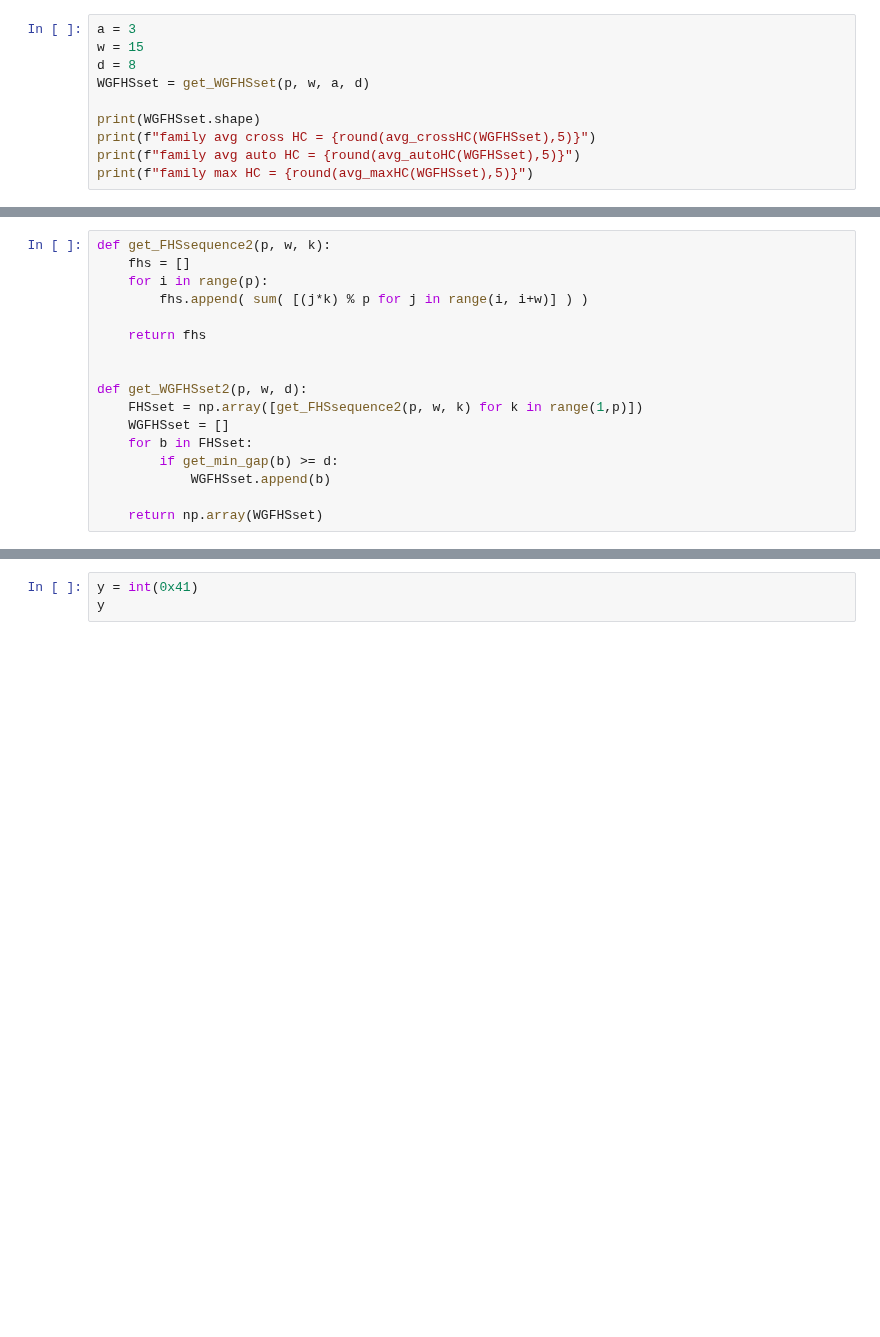
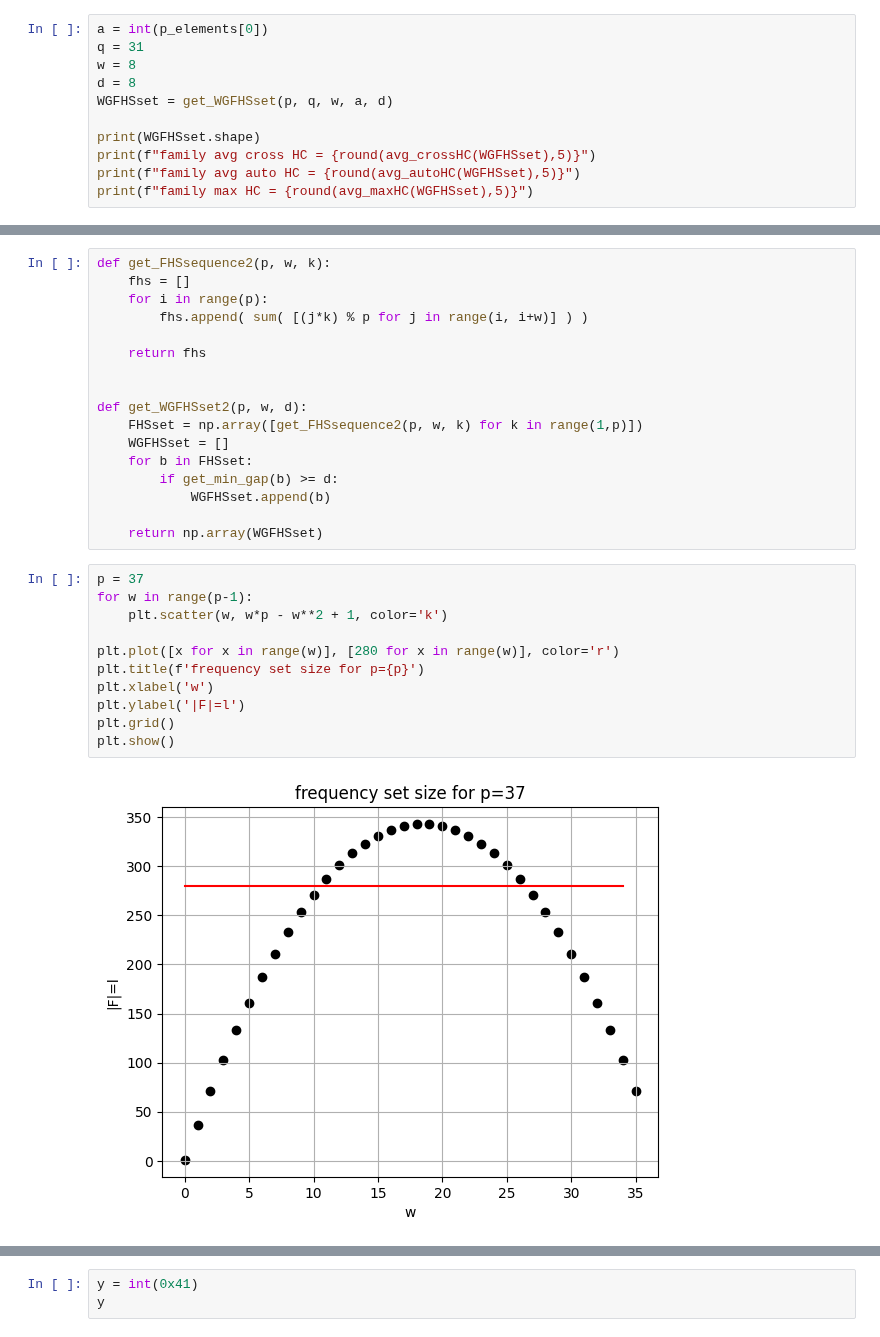
Before and after one commit to diegomm6/lr-fhss_seq-families, a Jupyter notebook: test.ipynb, the cells around one changed output, grey strips where cells are left out. Drawn from its saved outputs; the diff is of its cells as text; blank space fills up the shorter version.

```diff
--- a/test.ipynb
+++ b/test.ipynb
@@ -672,8 +694,9 @@ def get_WGFHSset(p, w, a, d):
 # %%
-a = 3
-w = 15
+a = int(p_elements[0])
+q = 31
+w = 8
 d = 8
-WGFHSset = get_WGFHSset(p, w, a, d)
+WGFHSset = get_WGFHSset(p, q, w, a, d)
 
 print(WGFHSset.shape)
 print(f"family avg cross HC = {round(avg_crossHC(WGFHSset),5)}")
@@ -716,4 +756,17 @@ def get_WGFHSset2(p, w, d):
             WGFHSset.append(b)
 
     return np.array(WGFHSset)
+# %%
+p = 37
+for w in range(p-1):
+    plt.scatter(w, w*p - w**2 + 1, color='k')
+
+plt.plot([x for x in range(w)], [280 for x in range(w)], color='r')
+plt.title(f'frequency set size for p={p}')
+plt.xlabel('w')
+plt.ylabel('|F|=l')
+plt.grid()
+plt.show()
+# %% [output]
+[figure, added]
 # %%
```
Also changed, not shown: parts of 18 cells of this notebook, 10 other files.
